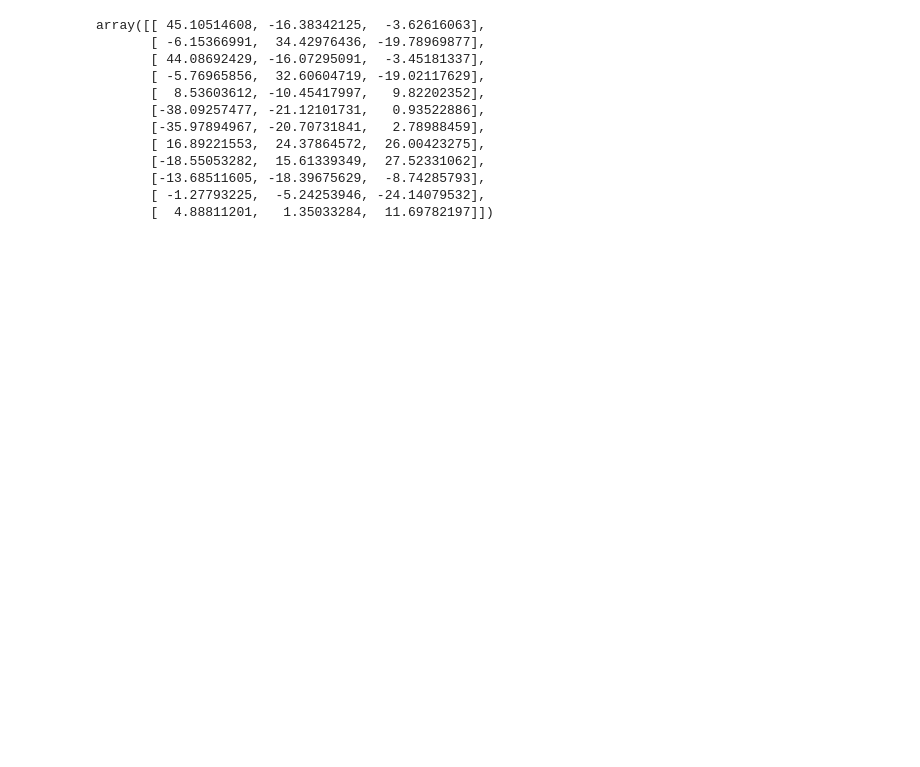
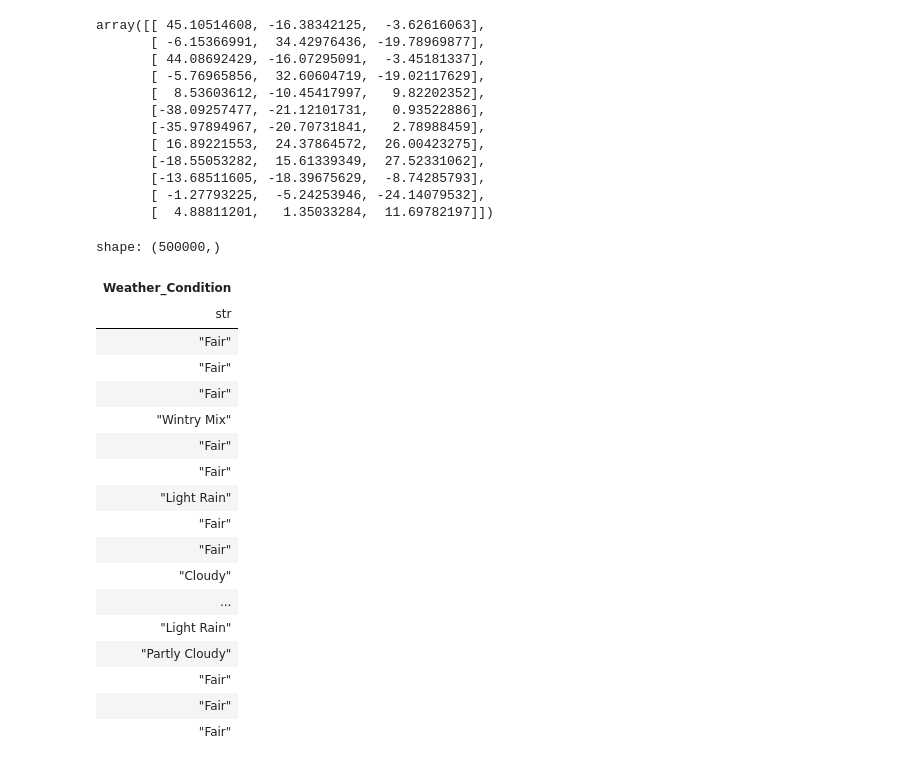
Before and after one commit to cosimop2000/BDMG-vehicle-accidents, a Jupyter notebook: workflows/vehicle-accident-polars.ipynb, the cells around one changed output. Drawn from its saved outputs; the diff is of its cells as text; code cells hidden in the pictures; blank space fills up the shorter version.

```diff
--- a/workflows/vehicle-accident-polars.ipynb
+++ b/workflows/vehicle-accident-polars.ipynb
@@ -683,3 +683,25 @@ array([[ 45.10514608, -16.38342125,  -3.62616063],
        [-13.68511605, -18.39675629,  -8.74285793],
        [ -1.27793225,  -5.24253946, -24.14079532],
        [  4.88811201,   1.35033284,  11.69782197]])
+# %%
+accident_data_reduced['Weather_Condition']
+# %% [output]
+shape: (500000,)
+| Weather_Condition |
+| str |
+| "Fair" |
+| "Fair" |
+| "Fair" |
+| "Wintry Mix" |
+| "Fair" |
+| "Fair" |
+| "Light Rain" |
+| "Fair" |
+| "Fair" |
+| "Cloudy" |
+| ... |
+| "Light Rain" |
+| "Partly Cloudy" |
+| "Fair" |
+| "Fair" |
+| "Fair" |
```
Also changed, not shown: 1 other file.
